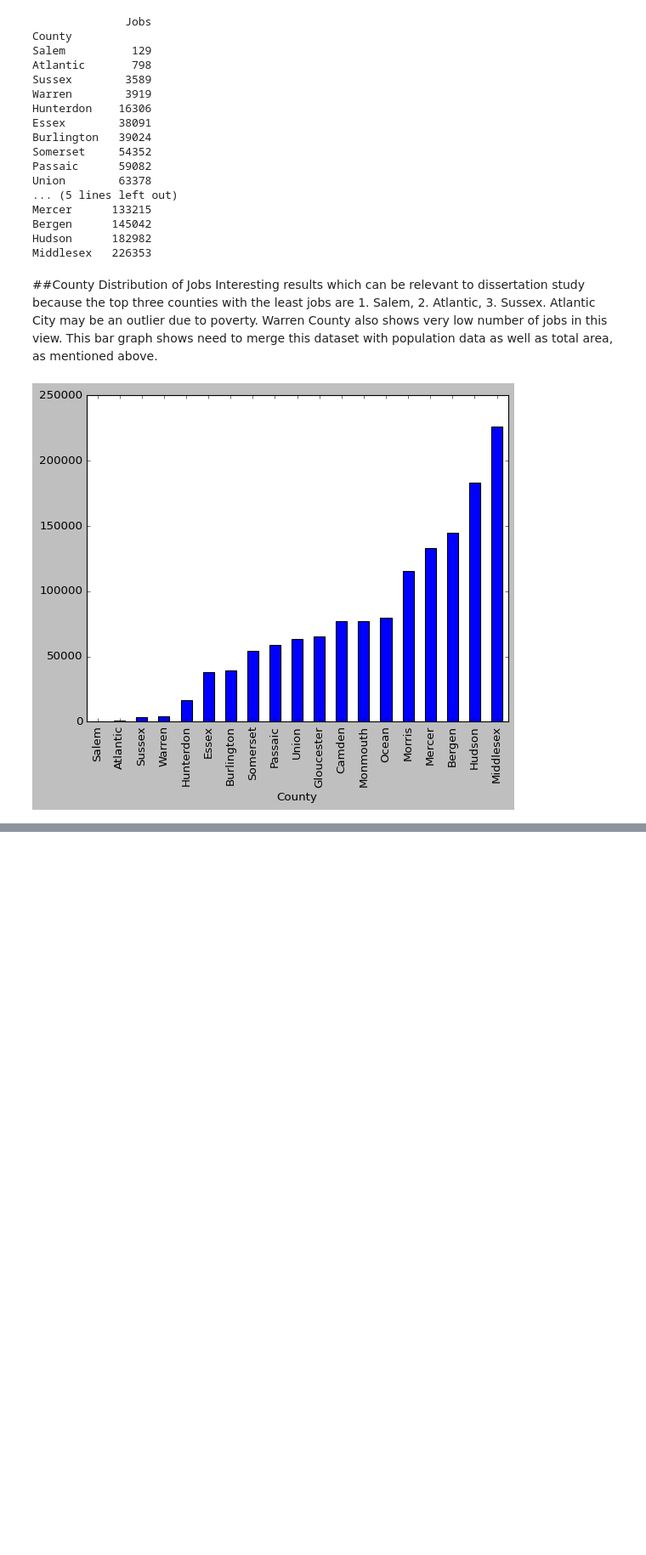
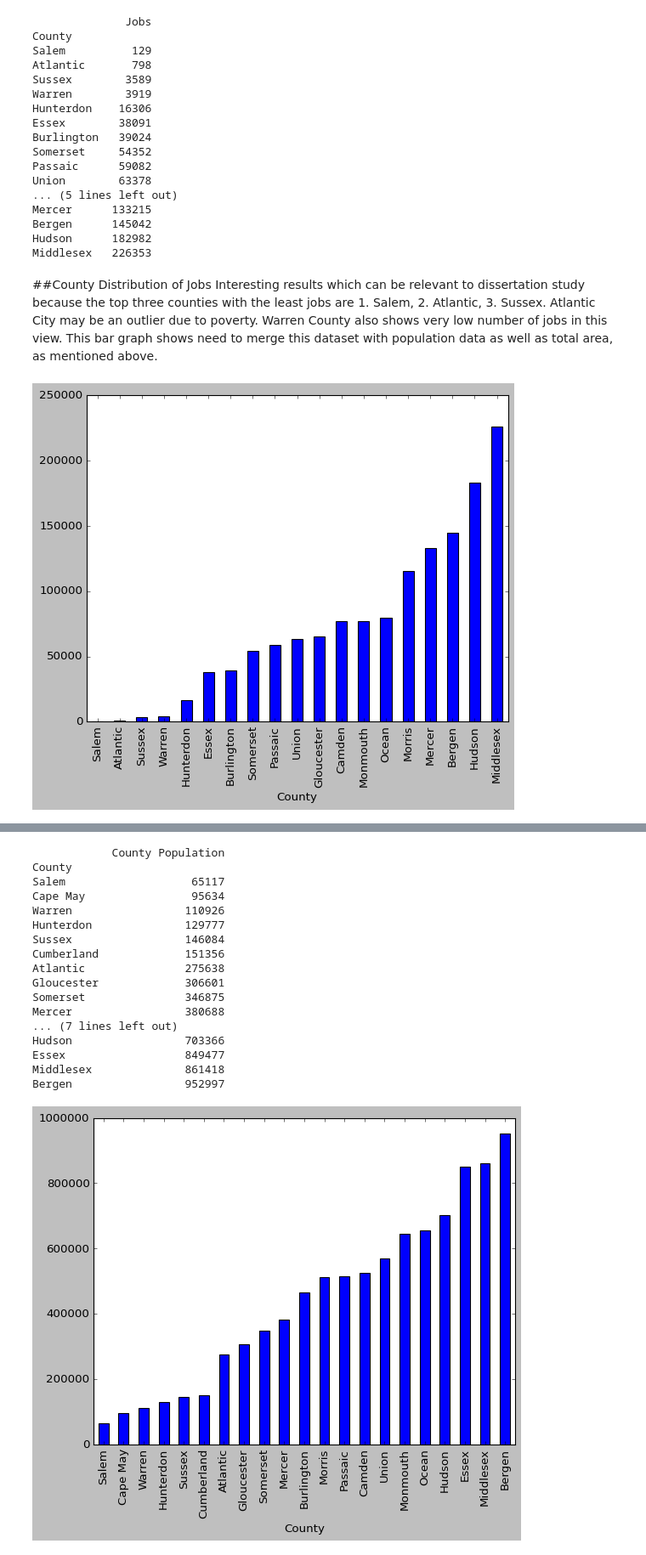
Before and after one commit to BrianKEverett/County-Line, a Jupyter notebook: Dissertation_Everett.ipynb, the cells around one changed output, grey strips where cells are left out. Shown at 85% size. Cells and saved outputs as stored; diff of their text form; code cells hidden in the pictures; blank space fills up the shorter version.

Commit message:
Got the county size dataset loaded in and produced graphs. Very cool to see density graphs and countypop graphs. Future work is detailed at bottom of workbook.

```diff
--- a/Dissertation_Everett.ipynb
+++ b/Dissertation_Everett.ipynb
@@ -84,6 +84,9 @@ municodes=pd.read_csv ("https://raw.githubusercontent.com/BrianKEverett/County-L
 jobs=pd.read_csv('https://raw.githubusercontent.com/BrianKEverett/County-Line/main/jobsdensity.csv')
 #dataset can be built via the table selections on the NJ Community Affairs website - https://njdca.maps.arcgis.com/apps/webappviewer/index.html?id=96ec274c50a34890b23263f101e4ad9b
 #Job density is a good variable to consider regarding new large dollar permits. Are some places growing more than others? Can this be attribute to the phenomenon of the County Line?
+
+countysize=pd.read_csv('https://raw.githubusercontent.com/BrianKEverett/County-Line/main/NJCountySize.csv')
+#dataset can be found via Wikipedia via 2020 census data - https://en.wikipedia.org/wiki/List_of_counties_in_New_Jersey
 # %% [markdown]
 ##Cleaning datasets by removing columns that are unnecessary, changing variable names to be text/code friendly while working, and changing string types as needed. Also manipulating font for better merging.
 # %%
@@ -112,6 +115,8 @@ municodes = municodes.rename(columns={'MUNICIPALITY_CODE_NJ-1040': 'DCA'})
 municodes = municodes.rename(columns={'COUNTY_NAME_COMMON': 'County'})
 municodes['County'] = municodes['County'].str.replace(' County', '')
 municodes = municodes.set_index('Municipality')
+
+countysize['Largest City Population']=countysize['Largest City Population'].str.replace(',','')
 # %% [markdown]
 ##Isolating number of large permits per municipality
 # %%
@@ -347,0 +375,3 @@ ax=tony['Jobs'].plot(kind="bar")
+# %%
+countypop = countysize.groupby('County').agg({'County Population': 'sum'})
+countypop
@@ -347,0 +397,23 @@ ax=tony['Jobs'].plot(kind="bar")
+# %%
+tony2 = countypop.sort_values(['County Population', 'County'], ascending=[True, False])
+print (tony2)
+ax=tony2['County Population'].plot(kind="bar")
+# %% [output]
+            County Population
+County
+Salem                   65117
+Cape May                95634
+Warren                 110926
+Hunterdon              129777
+Sussex                 146084
+Cumberland             151356
+Atlantic               275638
+Gloucester             306601
+Somerset               346875
+Mercer                 380688
+... (7 lines left out)
+Hudson                 703366
+Essex                  849477
+Middlesex              861418
+Bergen                 952997
+[figure, added]
```
Also changed, not shown: parts of 8 cells of this notebook.
